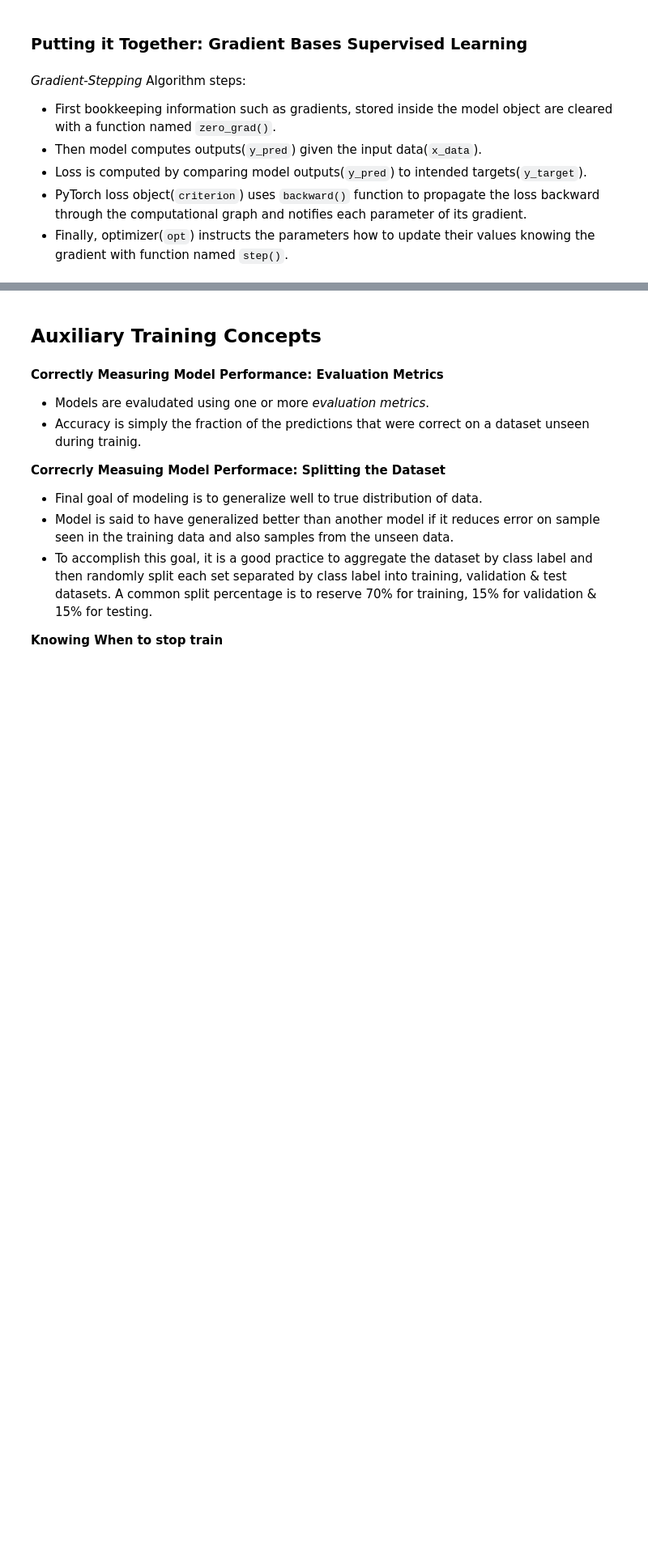
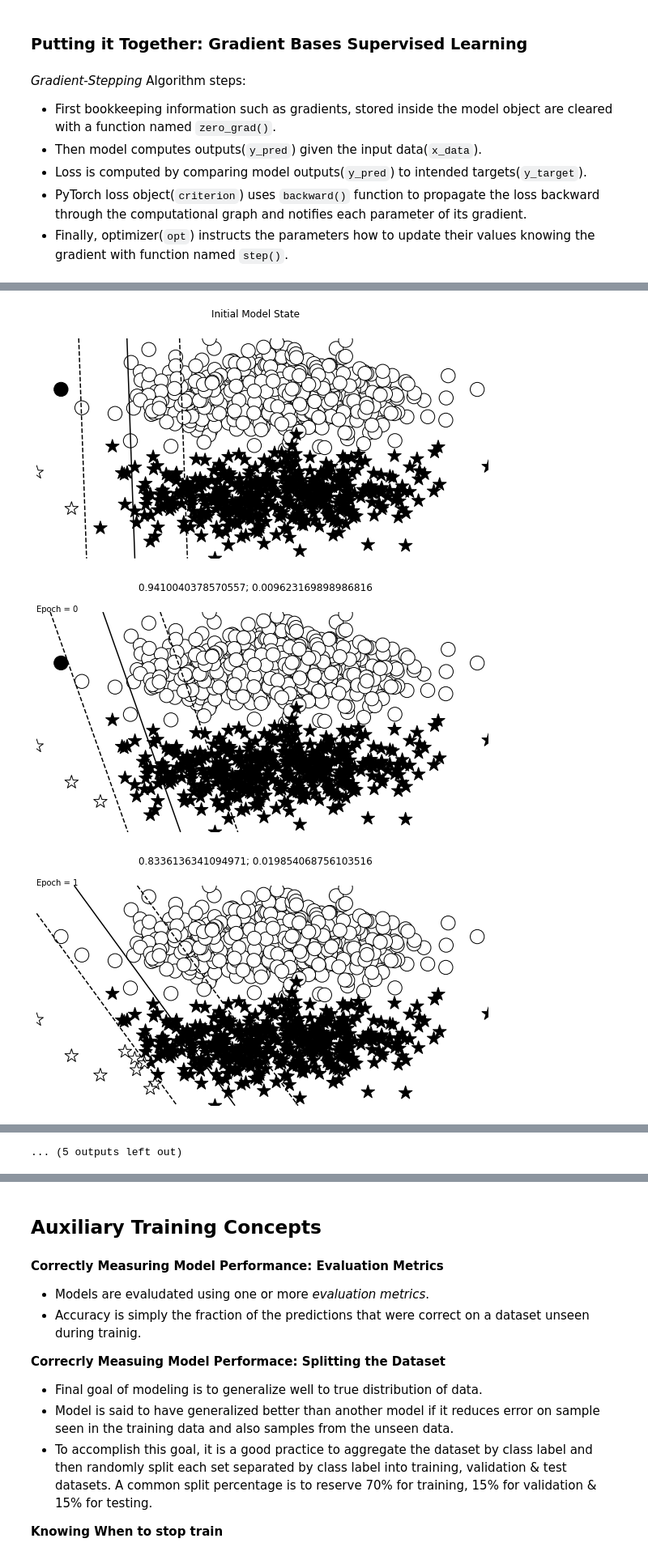
Before and after one commit to pardeep-singh/NLP-with-PyTorch, a Jupyter notebook: chapters/chapter03_foundational_components_of_neural_networks.ipynb, the cells around one changed output, grey strips where cells are left out. Shown at 81% size. Drawn from its saved outputs; the diff is of its cells as text; code cells hidden in the pictures; blank space fills up the shorter version.

```diff
--- a/chapters/chapter03_foundational_components_of_neural_networks.ipynb
+++ b/chapters/chapter03_foundational_components_of_neural_networks.ipynb
@@ -250,6 +262,7 @@ import numpy as np
 
 LEFT_CENTER = (3, 3)
 RIGHT_CENTER = (3, -2)
+
 
 def get_toy_data(batch_size, left_center=LEFT_CENTER, right_center=RIGHT_CENTER):
     x_data = []
@@ -260,4 +273,6 @@ def get_toy_data(batch_size, left_center=LEFT_CENTER, right_center=RIGHT_CENTER)
         else:
             x_data.append(np.random.normal(loc=right_center))
             y_targets[batch_i] = 1
-    return torch.tensor(x_data, dtype=torch.float32), torch.tensor(y_targets, dtype=torch.float32)
+    return torch.tensor(x_data, dtype=torch.float32), torch.tensor(
+        y_targets, dtype=torch.float32
+    )
@@ -412,0 +493,47 @@ def train_model(model, n_epochs, n_batches, data_fn, loss_fn, optimizer):
+# %%
+lr = 0.01
+input_dim = 2
+
+batch_size = 1000
+n_epochs = 15
+n_batches = 5
+
+seed = 1337
+
+torch.manual_seed(seed)
+torch.cuda.manual_seed_all(seed)
+np.random.seed(seed)
+
+perceptron = Perceptron(input_dim=input_dim)
+optimizer = optim.Adam(params=perceptron.parameters(), lr=lr)
+bce_loss = nn.BCELoss()
+
+losses = []
+
+x_data_static, y_truth_static = get_toy_data(batch_size)
+fig, ax = plt.subplots(1, 1, figsize=(10, 5))
+visualize_results(
+    perceptron, x_data_static, y_truth_static, ax=ax, title="Initial Model State"
+)
+plt.axis("off")
+# plt.savefig('initial.png')
+
+change = 1.0
+last = 10.0
+epsilon = 1e-3
+epoch = 0
+
+train_model(
+    perceptron,
+    x_data_static,
+    y_truth_static,
+    n_epochs,
+    n_batches,
+    get_toy_data,
+    bce_loss,
+    optimizer,
+)
+# %% [output]
+[figure, added]
+[figure, added]
+[figure, added]
@@ -412,0 +549 @@ def train_model(model, n_epochs, n_batches, data_fn, loss_fn, optimizer):
+... (5 outputs left out)
```
Also changed, not shown: parts of 35 cells of this notebook, 3 other files.
